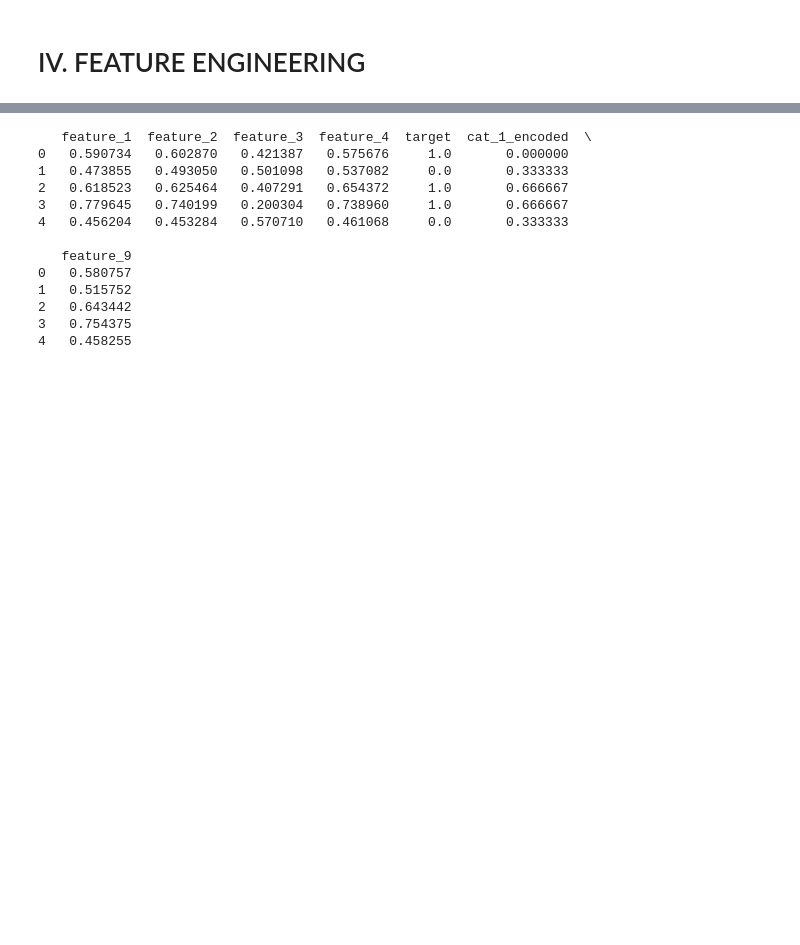
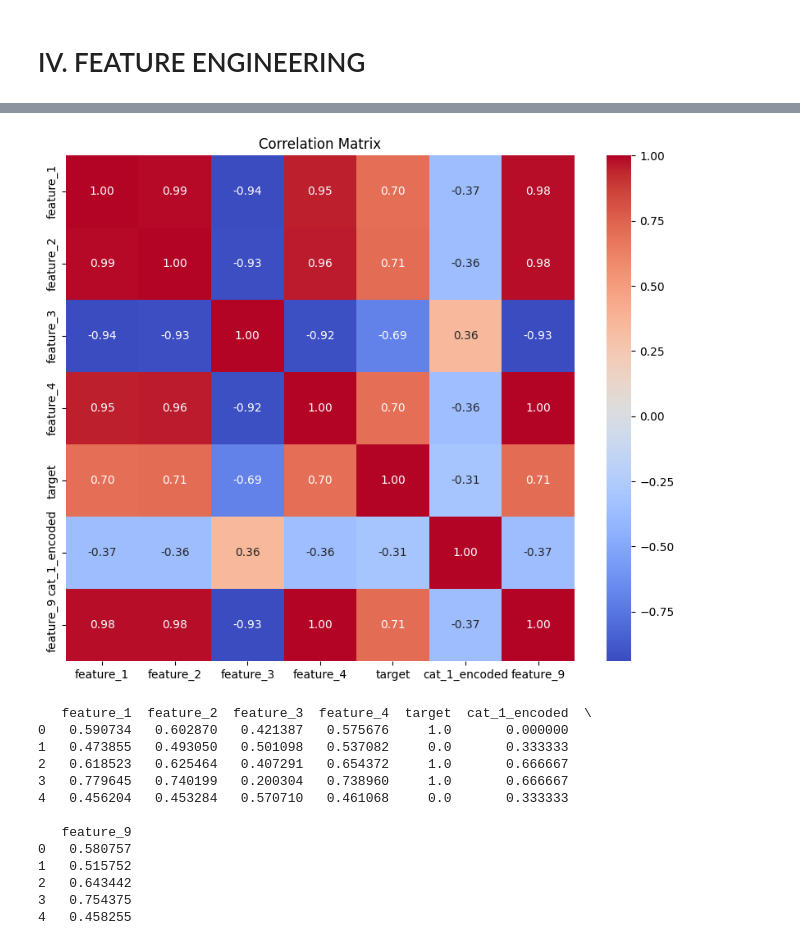
Before and after one commit to Montasir00/Ml_final_project, a Jupyter notebook: Final_Project.ipynb, the cells around one changed output, grey strips where cells are left out. Drawn from its saved outputs; the diff is of its cells as text; code cells hidden in the pictures; blank space fills up the shorter version.

```diff
--- a/Final_Project.ipynb
+++ b/Final_Project.ipynb
@@ -497,0 +492,15 @@ df_3.head()
+# %%
+df_3 = df_2.copy()
+# feature engineering
+def feature_engineering(df_3):
+    # drop unnecessary features
+    df_3 = df_3.drop(['feature_7', 'feature_8', 'feature_5', 'feature_6', 'region_A', 'region_B', 'region_C' ], axis=1)
+
+    # create a new feature based on existing ones
+    df_3['feature_9'] = df_3['feature_1'] + df_3['feature_4']
+
+    return df_3
+
+df_3 = feature_engineering(df_3)
+
+df_3.head()
@@ -498,2 +517,11 @@ df_3.head()
+# %%
+# plot heatmap that visualize the correlation matrix
+correlation_matrix = df_3.corr()
+plt.figure(figsize=(10, 8))
+sns.heatmap(correlation_matrix, annot=True, cmap='coolwarm', fmt=".2f")
+plt.title("Correlation Matrix")
+plt.show()
+# %% [output]
+[figure, added]
 # %%
 df_4 = df_3.copy()
```
Also changed, not shown: parts of 26 cells of this notebook.
